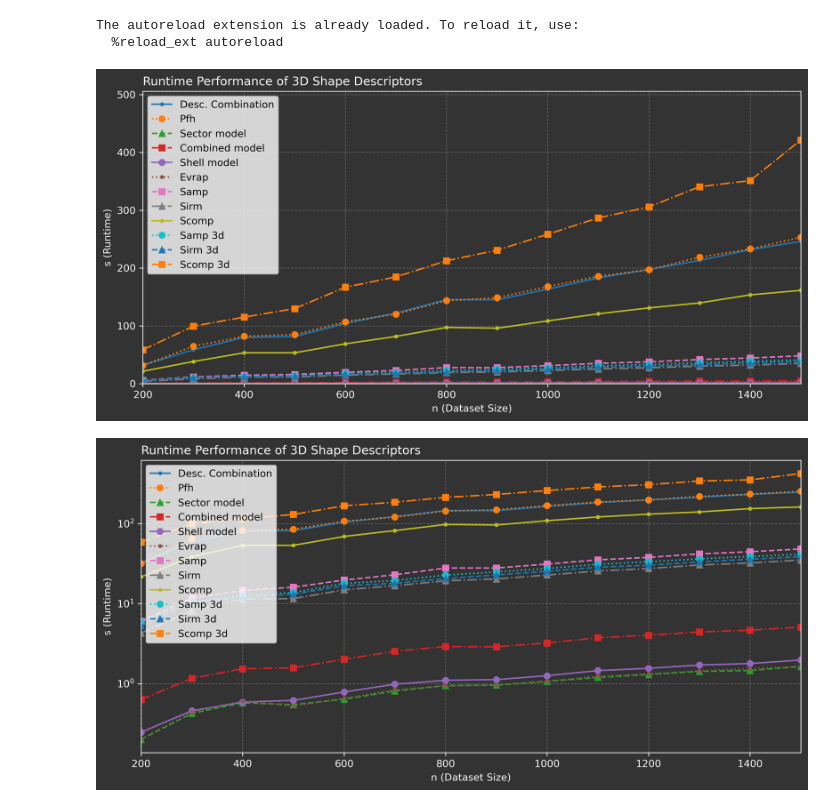
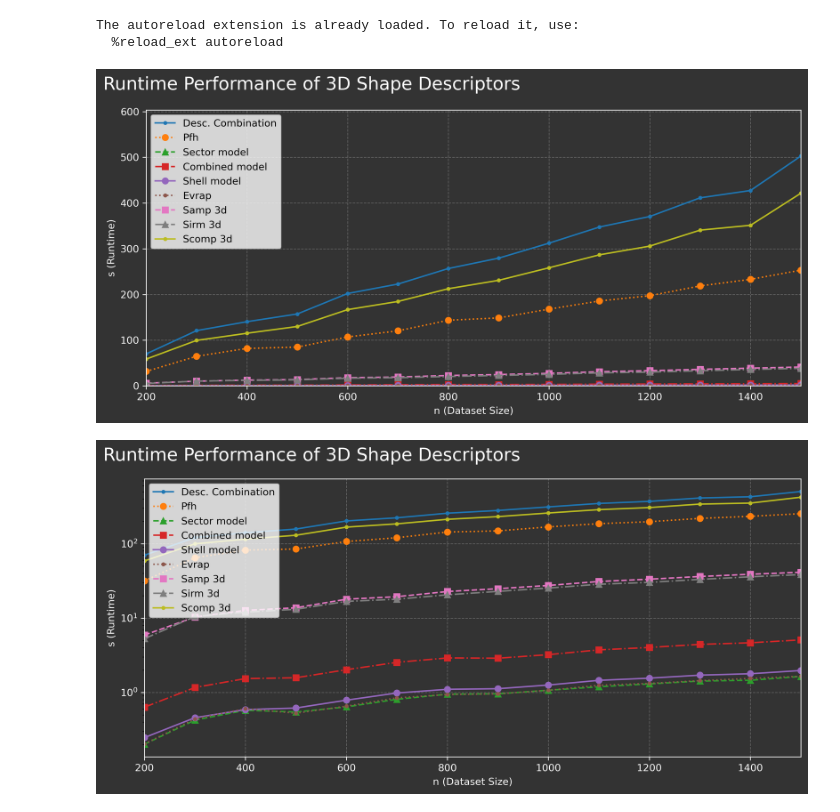
Before and after one commit to nicomu99/p1-repository, a Jupyter notebook: runtime_test.ipynb, the cells around one changed output. Drawn from its saved outputs; the diff is of its cells as text; code cells hidden in the pictures.

Commit message:
Polish plots

```diff
--- a/runtime_test.ipynb
+++ b/runtime_test.ipynb
@@ -25,14 +25,16 @@ dataset = "proteins"
 file_name = f'{dataset}_runtime_data'
 # %%
 descriptors = [
-    ['evrap', 'samp', 'sirm', 'scomp'], ['pfh'], ['sector_model'], ['combined_model'], ['shell_model'],
-    ['evrap'], ['samp'], ['sirm'], ['scomp'], ['samp_3d'], ['sirm_3d'], ['scomp_3d']
+    ['evrap', 'samp_3d', 'sirm_3d', 'scomp_3d'], ['pfh'], ['sector_model'], ['combined_model'], ['shell_model'],
+    ['evrap'], ['samp_3d'], ['sirm_3d'], ['scomp_3d']
 ]
 data_size = range(200, 1501, 100)
+
 
 def load_or_compute_runtime(file):
     if os.path.isfile(f'test_output/{file}_runtime_data.csv'):
         df = pd.read_csv(f'test_output/{file}_runtime_data.csv', index_col=0)
+        df['evrap_samp_3d_sirm_3d_scomp_3d'] = df[['evrap', 'sirm_3d', 'scomp_3d', 'samp_3d']].sum(axis=1)
         return df.to_dict(orient='list')
     else:
         if not file == 'mc_gill_whole':
@@ -62,7 +64,8 @@ def load_or_compute_runtime(file):
                     descriptor_wrapper.compute_model_on_dataset(test_data, descriptor)
                     experiment_data[descriptor].append(time.perf_counter() - start_time)
 
-            experiment_data['evrap_samp_sirm_scomp'].append(sum(experiment_data[key][-1] for key in ['evrap', 'sirm', 'scomp', 'samp']))
+            experiment_data['evrap_samp_sirm_scomp'].append(
+                sum(experiment_data[key][-1] for key in ['evrap', 'sirm', 'scomp', 'samp']))
 
         df = pd.DataFrame(experiment_data)
         df.to_csv(f'test_output/{file}_runtime_data.csv', index=False)
@@ -75,28 +78,30 @@ fig, axes = plt.subplots(1, 1, figsize=(10, 5), dpi=300)  # Example with a 2x2 g
 
 plot_evaluation(axes, descriptors, runtime_data, data_size,
                 x_label='n (Dataset Size)', y_label='s (Runtime)',
-                title='Runtime Performance of 3D Shape Descriptors')
+                title='')
 
-# Set figure background and adjust layout
-fig.patch.set_facecolor('#333333')  # Dark grey background for the figure
-fig.tight_layout()  # Ensure subplots fit within the figure
+fig.suptitle(f"Runtime Performance of 3D Shape Descriptors", color="white", fontsize=18, x=0.01,
+             horizontalalignment="left")
+fig.patch.set_facecolor('#333333')
+fig.tight_layout()
 
 plt.savefig(f"figures/{dataset}/runtime/runtime.png", dpi=300)
 plt.show()
 # %% [output]
-[figure, old version]
+[figure, new version]
 # %%
 fig, axes = plt.subplots(1, 1, figsize=(10, 5), dpi=300)  # Example with a 2x2 grid of subplots
 
 plot_evaluation(axes, descriptors, runtime_data, data_size,
                 x_label='n (Dataset Size)', y_label='s (Runtime)',
-                title='Runtime Performance of 3D Shape Descriptors', log_y=True)
+                title='', log_y=True)
 
-# Set figure background and adjust layout
-fig.patch.set_facecolor('#333333')  # Dark grey background for the figure
-fig.tight_layout()  # Ensure subplots fit within the figure
+fig.suptitle(f"Runtime Performance of 3D Shape Descriptors", color="white", fontsize=18, x=0.01,
+horizontalalignment="left")
+fig.patch.set_facecolor('#333333')
+fig.tight_layout()
 
 plt.savefig(f"figures/{dataset}/runtime/runtime_logy.png", dpi=300)
 plt.show()
 # %% [output]
-[figure, old version]
+[figure, new version]
```
